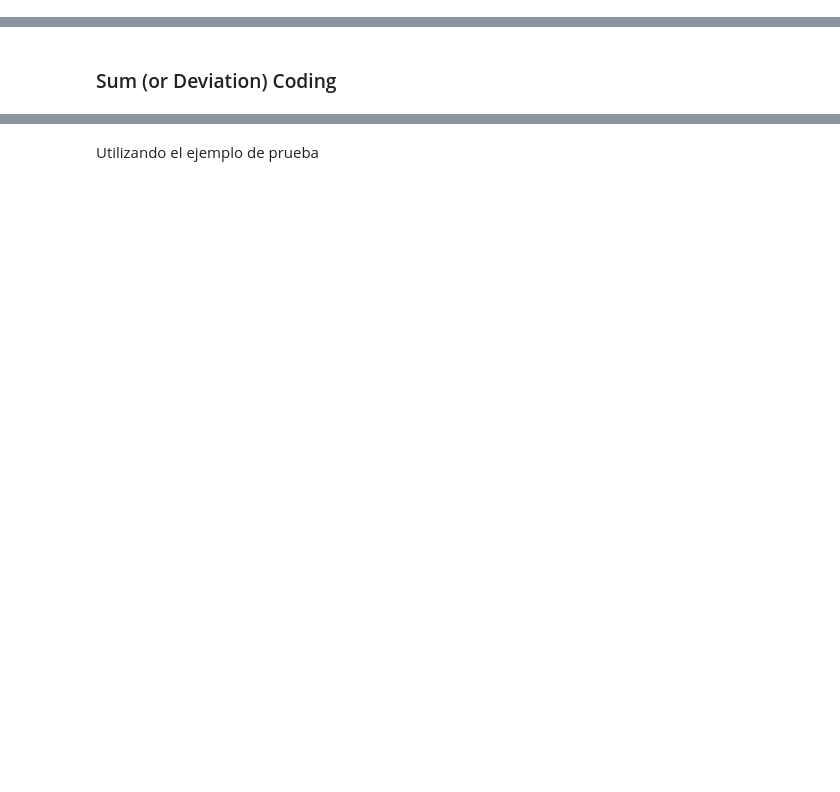
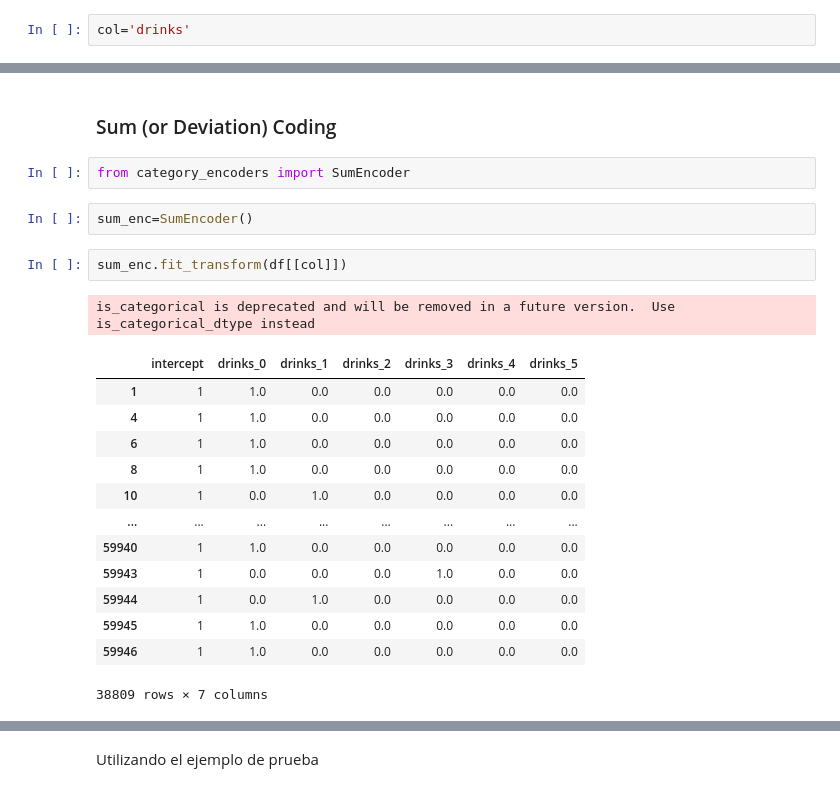
Before and after one commit to aixarodriguez/Capstone, a Jupyter notebook: DS6011_HT04.ipynb, the cells around one changed output, grey strips where cells are left out. Saved outputs shown, nothing was run; the diff lists cells and outputs as text; blank space fills up the shorter version.

```diff
--- a/DS6011_HT04.ipynb
+++ b/DS6011_HT04.ipynb
@@ -428,0 +433,2 @@ Con codificación dummy, el coeficiente de sesgo (intercepto) representa el valo
+# %%
+col='drinks'
@@ -429,3 +473,24 @@ Con codificación dummy, el coeficiente de sesgo (intercepto) representa el valo
 # %% [markdown]
 
 ### Sum (or Deviation) Coding
+# %%
+from category_encoders import SumEncoder
+# %%
+sum_enc=SumEncoder()
+# %%
+sum_enc.fit_transform(df[[col]])
+# %% [output]
+is_categorical is deprecated and will be removed in a future version.  Use is_categorical_dtype instead
+|  | intercept | drinks_0 | drinks_1 | drinks_2 | drinks_3 | drinks_4 | drinks_5 |
+| 1 | 1 | 1.0 | 0.0 | 0.0 | 0.0 | 0.0 | 0.0 |
+| 4 | 1 | 1.0 | 0.0 | 0.0 | 0.0 | 0.0 | 0.0 |
+| 6 | 1 | 1.0 | 0.0 | 0.0 | 0.0 | 0.0 | 0.0 |
+| 8 | 1 | 1.0 | 0.0 | 0.0 | 0.0 | 0.0 | 0.0 |
+| 10 | 1 | 0.0 | 1.0 | 0.0 | 0.0 | 0.0 | 0.0 |
+| ... | ... | ... | ... | ... | ... | ... | ... |
+| 59940 | 1 | 1.0 | 0.0 | 0.0 | 0.0 | 0.0 | 0.0 |
+| 59943 | 1 | 0.0 | 0.0 | 0.0 | 1.0 | 0.0 | 0.0 |
+| 59944 | 1 | 0.0 | 1.0 | 0.0 | 0.0 | 0.0 | 0.0 |
+| 59945 | 1 | 1.0 | 0.0 | 0.0 | 0.0 | 0.0 | 0.0 |
+| 59946 | 1 | 1.0 | 0.0 | 0.0 | 0.0 | 0.0 | 0.0 |
+38809 rows × 7 columns
```
Also changed, not shown: parts of 54 cells of this notebook.
